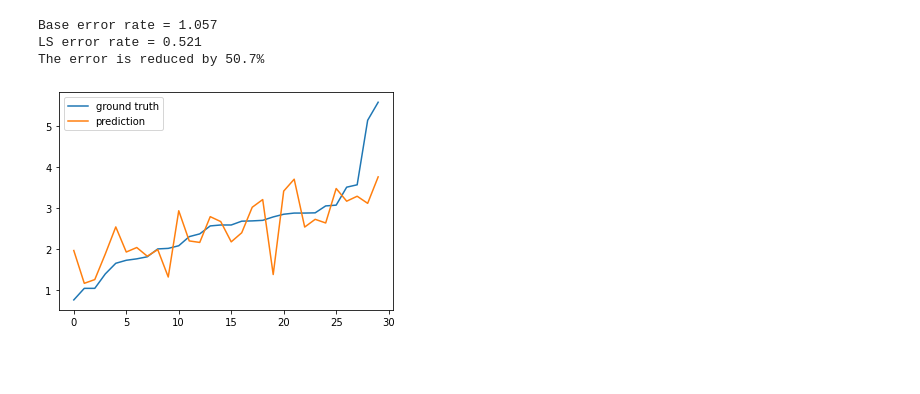
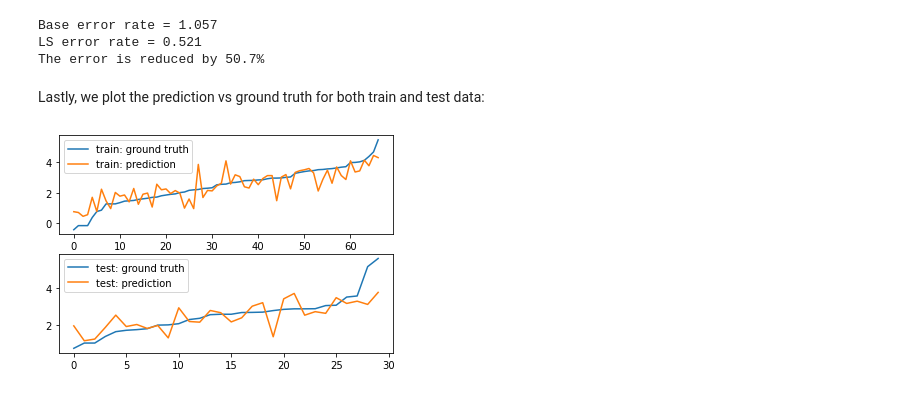
Before and after one commit to abkoesdw/The-Elements-of-Statistical-Learning-Python-Codes, a Jupyter notebook: esl/Chapter 03 - Linear Methods for Regression/3.2.1 Example - Prostate Cancer.ipynb, the cells around one changed output. Drawn from its saved outputs; the diff is of its cells as text; code cells hidden in the pictures; blank space fills up the shorter version.

```diff
--- a/esl/Chapter 03 - Linear Methods for Regression/3.2.1 Example - Prostate Cancer.ipynb
+++ b/esl/Chapter 03 - Linear Methods for Regression/3.2.1 Example - Prostate Cancer.ipynb
@@ -12,5 +36,5 @@ from ml_datasets.esl import ProstateCancer
 # %%
-prostate_cancer = ProstateCancer(force=True)
+prostate_cancer = ProstateCancer()
 # %%
 df = prostate_cancer.load()
 # %% [output]
@@ -198,4 +246,4 @@ class LeastSquaresRegression:
         self.F = ((rss0 - rss1) / (x.shape[1] - x0.shape[1])) / (rss1/ (len(y) - x.shape[1]))
         self.dfn = (x.shape[1] - x0.shape[1])
         self.dfd = (x.shape[0] - x.shape[1])
-        self.p_value = 1 - stats.f.cdf(self.F, dfn=self.dfn, dfd=self.dfd)
+        self.p_value = 1 - scipy.stats.f.cdf(self.F, dfn=self.dfn, dfd=self.dfd)
@@ -243,6 +350,8 @@ P(F(4, 58) > 1.67) = 0.17
 x_test = df_x[train_test=='F'].values
 y_test =  df_y[train_test=='F'].values
 y_test_hat = lsreg.predict(x_test)
+y_train_hat = lsreg.predict(x_train)
+
 error_base = np.mean((y_test - y_train.mean()) ** 2)
 error_ls = np.mean((y_test - y_test_hat) **2)
 # %%
@@ -253,10 +362,17 @@ print("The error is reduced by {:.1f}%".format((error_base - error_ls)/error_bas
 Base error rate = 1.057
 LS error rate = 0.521
 The error is reduced by 50.7%
+# %% [markdown]
+Lastly, we plot the prediction vs ground truth for both train and test data:
 # %%
-plt.plot(y_test, label='ground truth')
-plt.plot(y_test_hat, label='prediction')
+plt.subplot(2, 1, 1)
+plt.plot(y_train, label='train: ground truth')
+plt.plot(y_train_hat, label='train: prediction')
+plt.legend()
+plt.subplot(2, 1, 2)
+plt.plot(y_test, label='test: ground truth')
+plt.plot(y_test_hat, label='test: prediction')
 plt.legend()
 plt.show()
 # %% [output]
-[figure, old version]
+[figure, new version]
```
Also changed, not shown: parts of 24 cells of this notebook, 3 other files.
